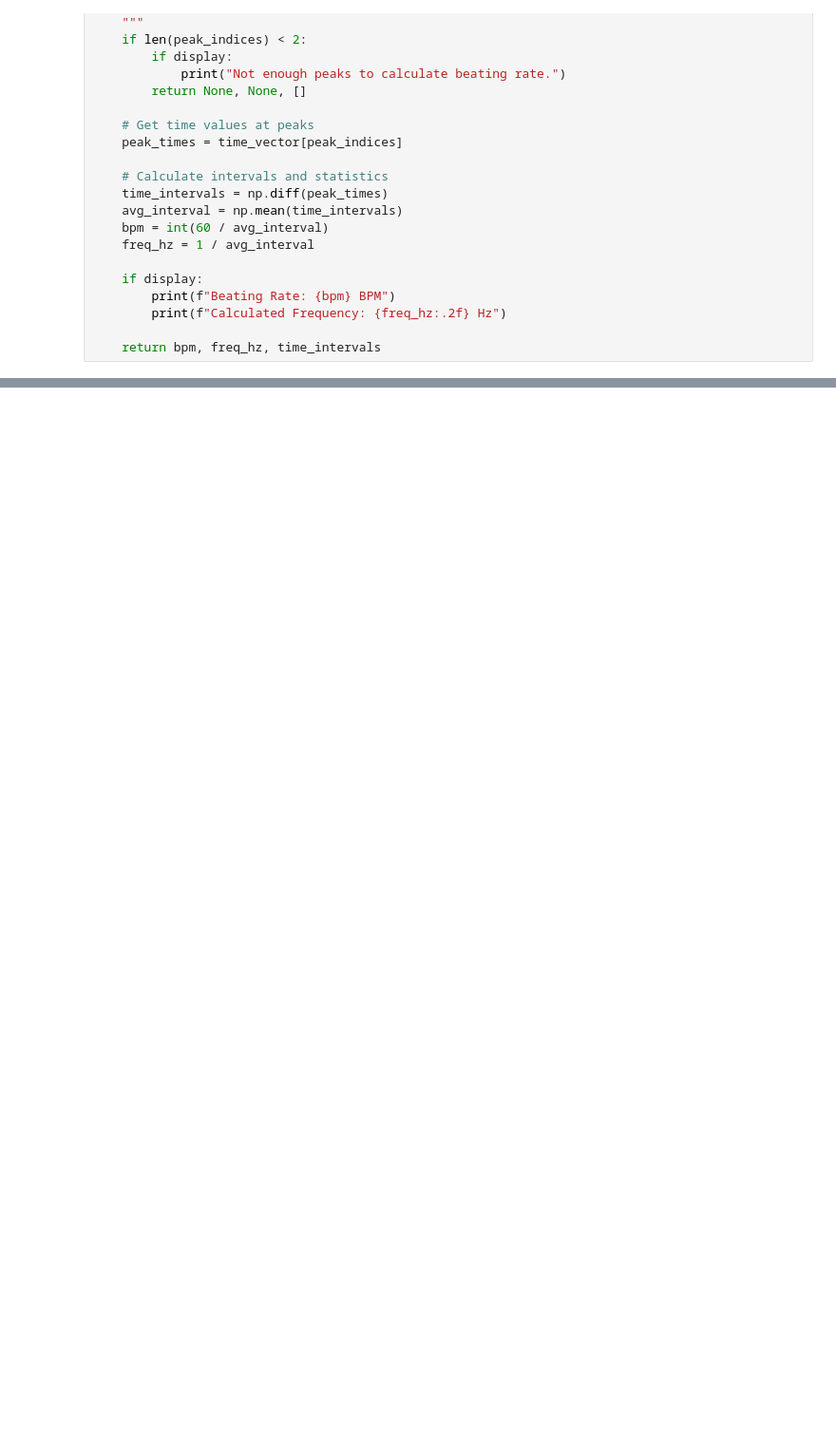
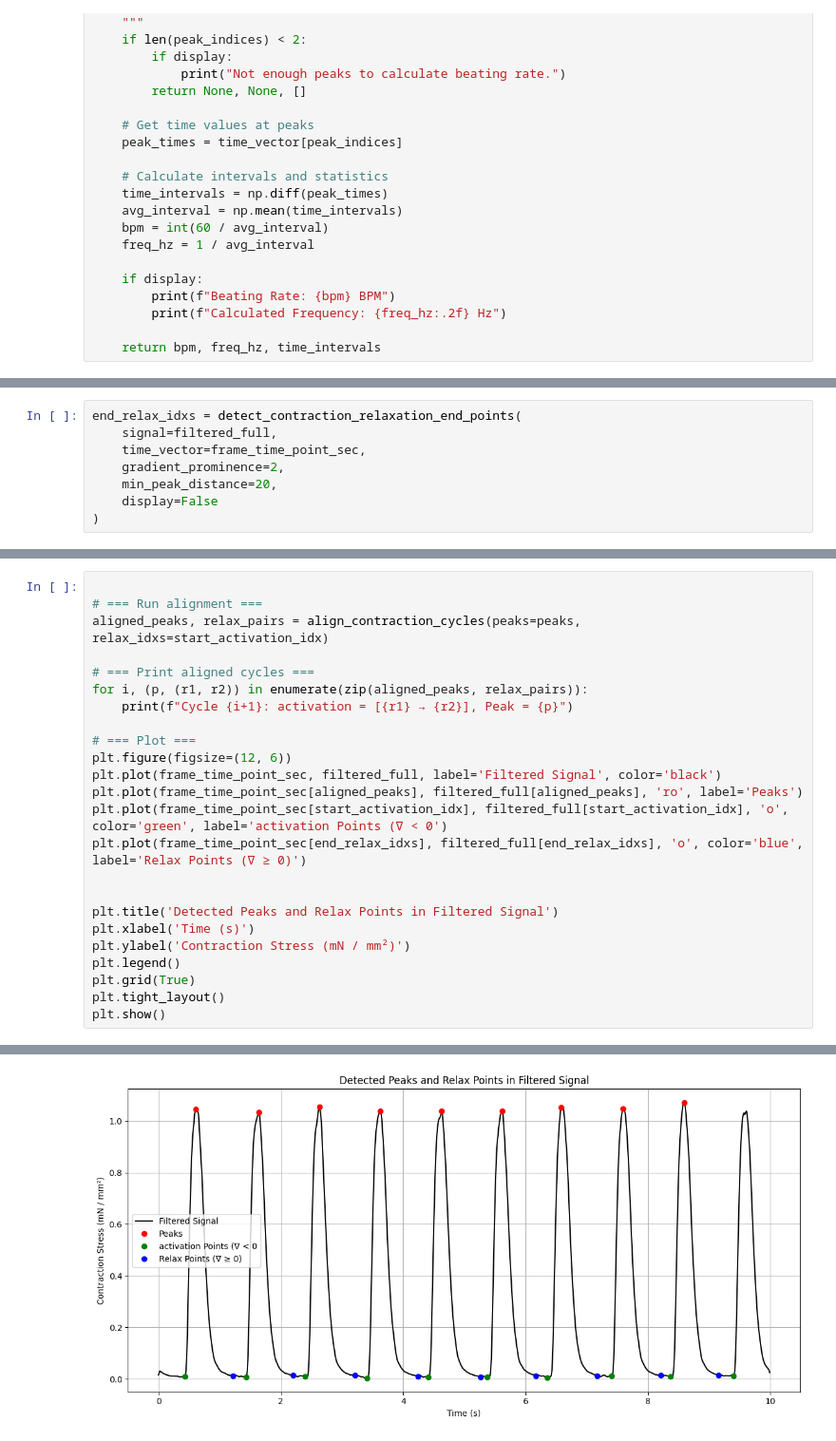
Before and after one commit to dor-ch/Caspi-s-Lab, a Jupyter notebook: processing and parameters from FF algo.ipynb, the cells around one changed output, grey strips where cells are left out. Shown at 95% size. Drawn from its saved outputs; the diff is of its cells as text; blank space fills up the shorter version.

Commit message:
Add files via upload
last version including baseline relaxation

```diff
--- a/processing and parameters from FF algo.ipynb
+++ b/processing and parameters from FF algo.ipynb
@@ -601,0 +439,8 @@ Saved: C:\Users\CaspiLab\Desktop\smarthreart - Dor's codes\18 TIFFS for comperis
+# %%
+end_relax_idxs = detect_contraction_relaxation_end_points(
+    signal=filtered_full,
+    time_vector=frame_time_point_sec,
+    gradient_prominence=2,
+    min_peak_distance=20,
+    display=False
+)
@@ -601,0 +474,25 @@ Saved: C:\Users\CaspiLab\Desktop\smarthreart - Dor's codes\18 TIFFS for comperis
+# %%
+
+# === Run alignment ===
+aligned_peaks, relax_pairs = align_contraction_cycles(peaks=peaks, relax_idxs=start_activation_idx)
+
+# === Print aligned cycles ===
+for i, (p, (r1, r2)) in enumerate(zip(aligned_peaks, relax_pairs)):
+    print(f"Cycle {i+1}: activation = [{r1} → {r2}], Peak = {p}")
+
+# === Plot ===
+plt.figure(figsize=(12, 6))
+plt.plot(frame_time_point_sec, filtered_full, label='Filtered Signal', color='black')
+plt.plot(frame_time_point_sec[aligned_peaks], filtered_full[aligned_peaks], 'ro', label='Peaks')
+plt.plot(frame_time_point_sec[start_activation_idx], filtered_full[start_activation_idx], 'o', color='green', label='activation Points (∇ < 0')
+plt.plot(frame_time_point_sec[end_relax_idxs], filtered_full[end_relax_idxs], 'o', color='blue', label='Relax Points (∇ ≥ 0)')
+
+
+plt.title('Detected Peaks and Relax Points in Filtered Signal')
+plt.xlabel('Time (s)')
+plt.ylabel('Contraction Stress (mN / mm²)')
+plt.legend()
+plt.grid(True)
+plt.tight_layout()
+plt.show()
+# %% [output]
@@ -601,0 +508 @@ Saved: C:\Users\CaspiLab\Desktop\smarthreart - Dor's codes\18 TIFFS for comperis
+[figure, added]
```
Also changed, not shown: parts of 40 cells of this notebook.
